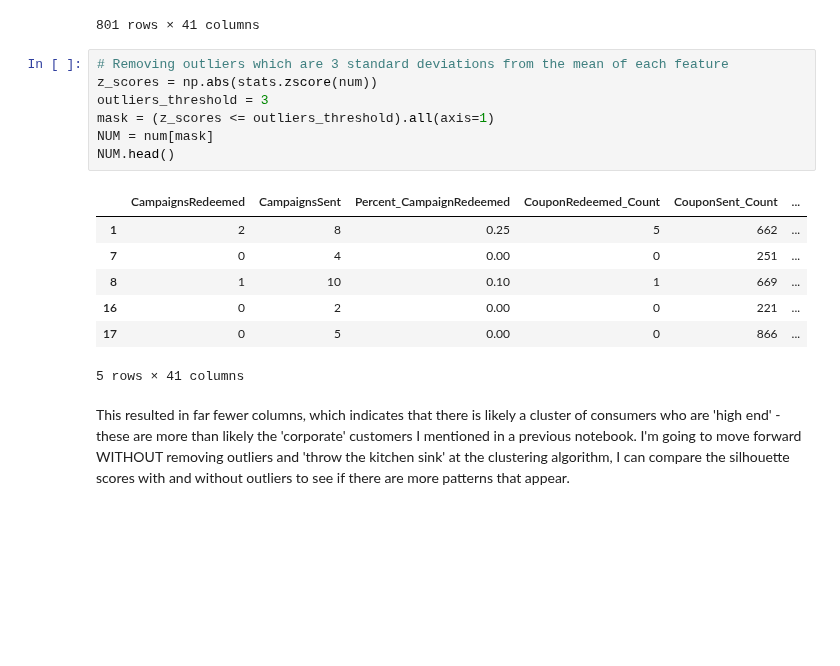
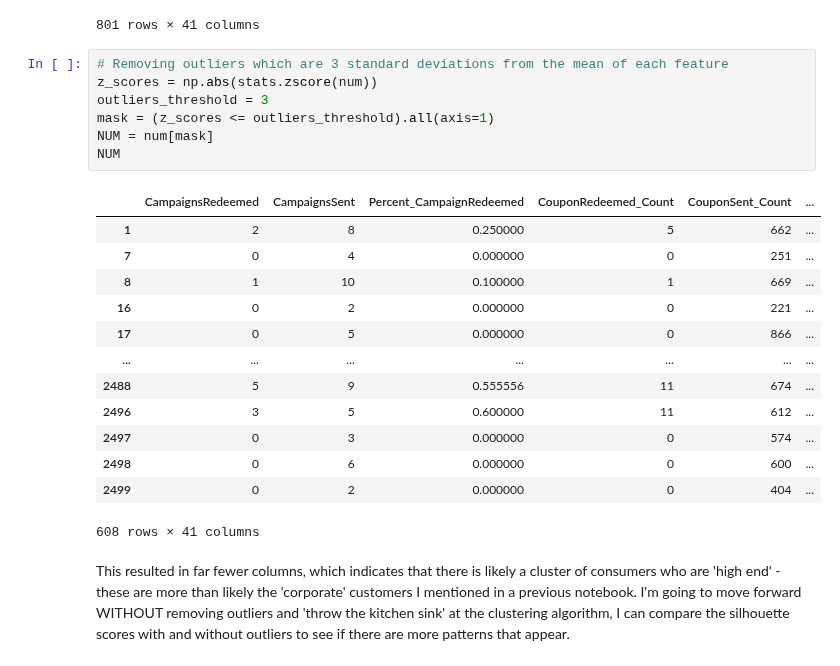
Before and after one commit to NickD-Dean/Springboard, a Jupyter notebook: Capstone Project 3/Code/05 - Customer Segmentation Pre-processing and Training.ipynb, the cells around one changed output. Saved outputs shown, nothing was run; the diff lists cells and outputs as text; blank space fills up the shorter version.

```diff
--- a/Capstone Project 3/Code/05 - Customer Segmentation Pre-processing and Training.ipynb
+++ b/Capstone Project 3/Code/05 - Customer Segmentation Pre-processing and Training.ipynb
@@ -179,18 +178,24 @@ num
 # %%
 # Removing outliers which are 3 standard deviations from the mean of each feature
 z_scores = np.abs(stats.zscore(num))
 outliers_threshold = 3
 mask = (z_scores <= outliers_threshold).all(axis=1)
 NUM = num[mask]
-NUM.head()
+NUM
 # %% [output]
 |  | CampaignsRedeemed | CampaignsSent | Percent_CampaignRedeemed | CouponRedeemed_Count | CouponSent_Count | ... |
-| 1 | 2 | 8 | 0.25 | 5 | 662 | ... |
-| 7 | 0 | 4 | 0.00 | 0 | 251 | ... |
-| 8 | 1 | 10 | 0.10 | 1 | 669 | ... |
-| 16 | 0 | 2 | 0.00 | 0 | 221 | ... |
-| 17 | 0 | 5 | 0.00 | 0 | 866 | ... |
+| 1 | 2 | 8 | 0.250000 | 5 | 662 | ... |
+| 7 | 0 | 4 | 0.000000 | 0 | 251 | ... |
+| 8 | 1 | 10 | 0.100000 | 1 | 669 | ... |
+| 16 | 0 | 2 | 0.000000 | 0 | 221 | ... |
+| 17 | 0 | 5 | 0.000000 | 0 | 866 | ... |
+| ... | ... | ... | ... | ... | ... | ... |
+| 2488 | 5 | 9 | 0.555556 | 11 | 674 | ... |
+| 2496 | 3 | 5 | 0.600000 | 11 | 612 | ... |
+| 2497 | 0 | 3 | 0.000000 | 0 | 574 | ... |
+| 2498 | 0 | 6 | 0.000000 | 0 | 600 | ... |
+| 2499 | 0 | 2 | 0.000000 | 0 | 404 | ... |
-5 rows × 41 columns
+608 rows × 41 columns
 # %% [markdown]
 This resulted in far fewer columns, which indicates that there is likely a cluster of consumers who are 'high end' - these are more than likely the 'corporate' customers I mentioned in a previous notebook. I'm going to move forward WITHOUT removing outliers and 'throw the kitchen sink' at the clustering algorithm, I can compare the silhouette scores with and without outliers to see if there are more patterns that appear.
 # %%
```
Also changed, not shown: parts of 2 cells of this notebook, 2 other files.
